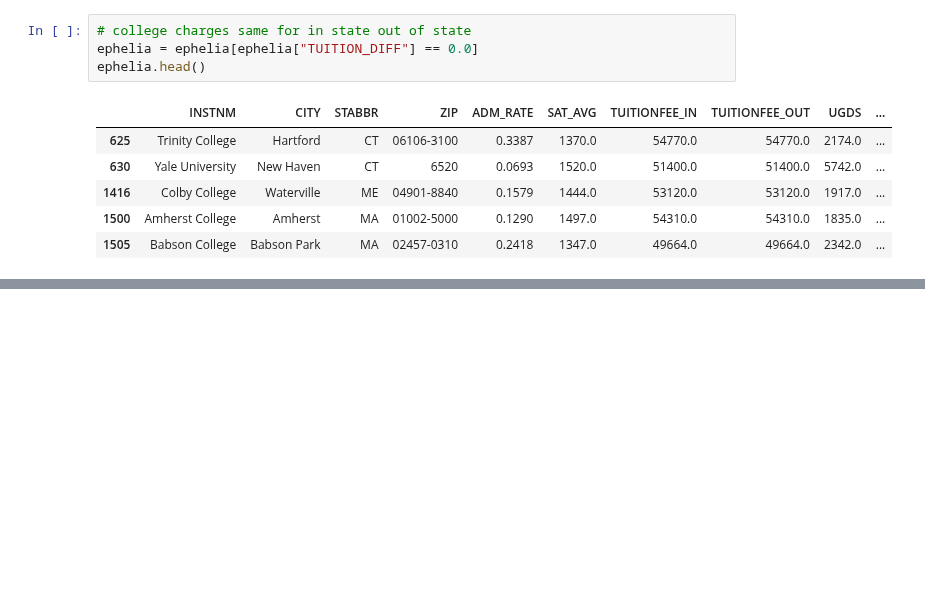
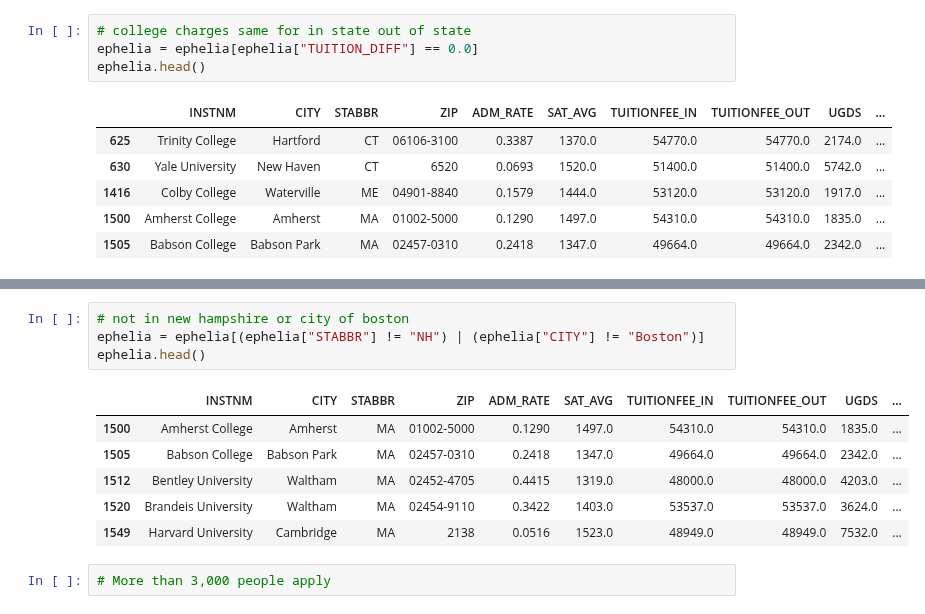
Before and after one commit to summerchurby/GSB-544, a Jupyter notebook: PA_wrangle.ipynb, the cells around one changed output, grey strips where cells are left out. Cells and saved outputs as stored; diff of their text form; blank space fills up the shorter version.

```diff
--- a/PA_wrangle.ipynb
+++ b/PA_wrangle.ipynb
@@ -248,0 +258,13 @@ ephelia.head()
+# %%
+# not in new hampshire or city of boston
+ephelia = ephelia[(ephelia["STABBR"] != "NH") | (ephelia["CITY"] != "Boston")]
+ephelia.head()
+# %% [output]
+|  | INSTNM | CITY | STABBR | ZIP | ADM_RATE | SAT_AVG | TUITIONFEE_IN | TUITIONFEE_OUT | UGDS | ... |
+| 1500 | Amherst College | Amherst | MA | 01002-5000 | 0.1290 | 1497.0 | 54310.0 | 54310.0 | 1835.0 | ... |
+| 1505 | Babson College | Babson Park | MA | 02457-0310 | 0.2418 | 1347.0 | 49664.0 | 49664.0 | 2342.0 | ... |
+| 1512 | Bentley University | Waltham | MA | 02452-4705 | 0.4415 | 1319.0 | 48000.0 | 48000.0 | 4203.0 | ... |
+| 1520 | Brandeis University | Waltham | MA | 02454-9110 | 0.3422 | 1403.0 | 53537.0 | 53537.0 | 3624.0 | ... |
+| 1549 | Harvard University | Cambridge | MA | 2138 | 0.0516 | 1523.0 | 48949.0 | 48949.0 | 7532.0 | ... |
+# %%
+# More than 3,000 people apply
```
Also changed, not shown: parts of 1 cell of this notebook.
